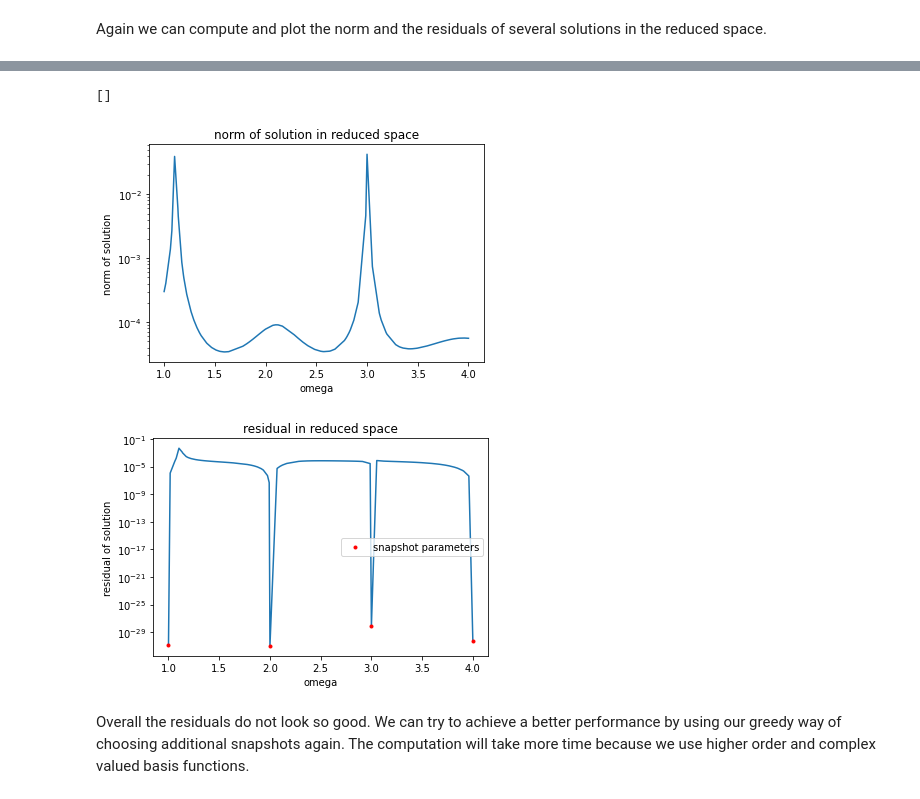
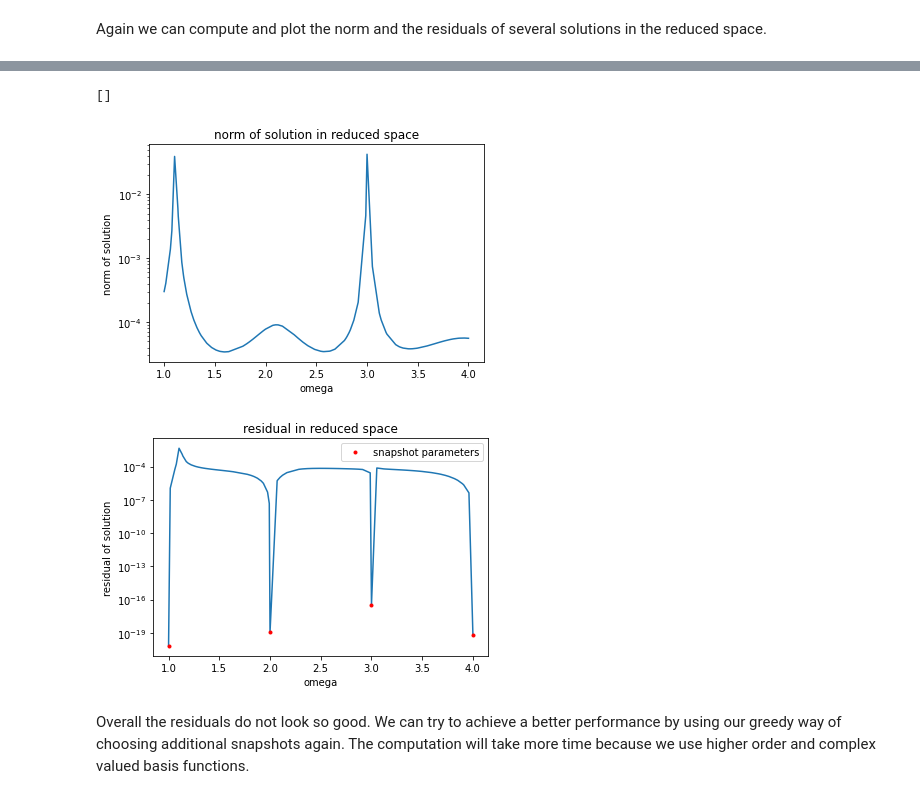
Before and after one commit to huberamanda/reduced_basis_methods, a Jupyter notebook: Helmholz/bottle.ipynb, the cells around one changed output, grey strips where cells are left out. Drawn from its saved outputs; the diff is of its cells as text; code cells hidden in the pictures.

```diff
--- a/Helmholz/bottle.ipynb
+++ b/Helmholz/bottle.ipynb
@@ -93,7 +93,7 @@ import matplotlib.pyplot as plt
 
 space1.logging = False
 
-norm_random_omegas, residual_random_omegas = space1.computeValues(random_omegas, cheap = False)
+norm_random_omegas, residual_random_omegas = space1.computeValues(random_omegas)
 
 print(" average residual: {} \n amount of snapshots: {}".format(np.mean(residual_random_omegas), len(space1.getSnapshots())))
 
@@ -106,7 +106,7 @@ plt.semilogy()
 
 fig, ax = plt.subplots()
 ax.plot(random_omegas, residual_random_omegas , '-')
-sn_residual = space1.computeValues(space1.getSnapshots(), norm= False, cheap = False)
+sn_residual = space1.computeValues(space1.getSnapshots(), norm= False)
 ax.plot(space1.getSnapshots(), sn_residual, 'r.', label = "snapshot parameters")
 ax.legend()
 ax.set_xlabel("omega")
@@ -118,7 +118,7 @@ plt.semilogy()
  amount of snapshots: 4
 []
 [figure]
-[figure, old version]
+[figure, new version]
 # %% [markdown]
 Overall the residuals do not look so good. We can try to achieve a better performance by using our greedy way of choosing additional snapshots again. The computation will take more time because we use higher order and complex valued basis functions.
 # %%
```
Also changed, not shown: parts of 3 cells of this notebook, 2 other files.
